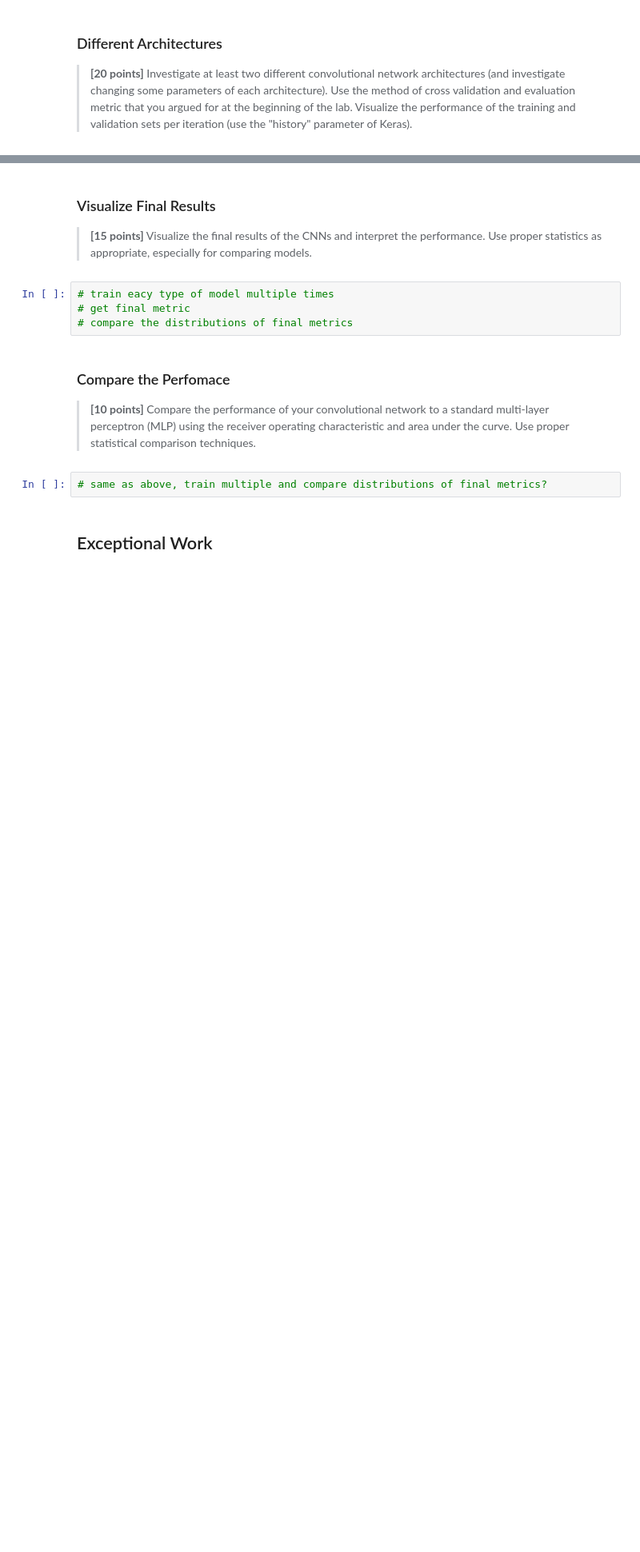
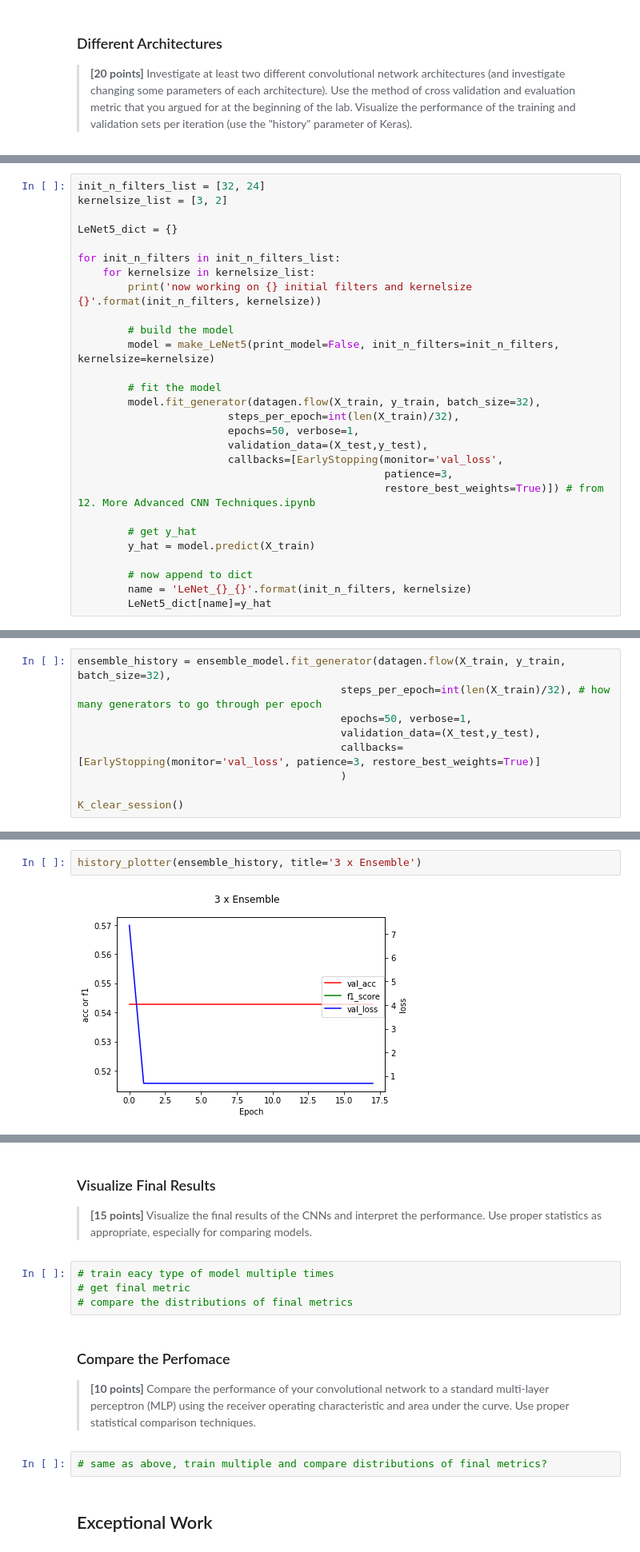
Before and after one commit to jamesothomas/MachineLearningPython, a Jupyter notebook: Lab6/Lab6_XRay_JT.ipynb, the cells around one changed output, grey strips where cells are left out. Shown at 80% size. Saved outputs shown, nothing was run; the diff lists cells and outputs as text; blank space fills up the shorter version.

```diff
--- a/Lab6/Lab6_XRay_JT.ipynb
+++ b/Lab6/Lab6_XRay_JT.ipynb
@@ -511,0 +553,28 @@ plt.legend()
+# %%
+init_n_filters_list = [32, 24]
+kernelsize_list = [3, 2]
+
+LeNet5_dict = {}
+
+for init_n_filters in init_n_filters_list:
+    for kernelsize in kernelsize_list:
+        print('now working on {} initial filters and kernelsize {}'.format(init_n_filters, kernelsize))
+
+        # build the model
+        model = make_LeNet5(print_model=False, init_n_filters=init_n_filters, kernelsize=kernelsize)
+
+        # fit the model
+        model.fit_generator(datagen.flow(X_train, y_train, batch_size=32),
+                        steps_per_epoch=int(len(X_train)/32),
+                        epochs=50, verbose=1,
+                        validation_data=(X_test,y_test),
+                        callbacks=[EarlyStopping(monitor='val_loss',
+                                                 patience=3,
+                                                 restore_best_weights=True)]) # from 12. More Advanced CNN Techniques.ipynb
+
+        # get y_hat
+        y_hat = model.predict(X_train)
+
+        # now append to dict
+        name = 'LeNet_{}_{}'.format(init_n_filters, kernelsize)
+        LeNet5_dict[name]=y_hat
@@ -511,0 +721,9 @@ plt.legend()
+# %%
+ensemble_history = ensemble_model.fit_generator(datagen.flow(X_train, y_train, batch_size=32),
+                                          steps_per_epoch=int(len(X_train)/32), # how many generators to go through per epoch
+                                          epochs=50, verbose=1,
+                                          validation_data=(X_test,y_test),
+                                          callbacks=[EarlyStopping(monitor='val_loss', patience=3, restore_best_weights=True)]
+                                          )
+
+K_clear_session()
@@ -511,0 +748,4 @@ plt.legend()
+# %%
+history_plotter(ensemble_history, title='3 x Ensemble')
+# %% [output]
+[figure, added]
```
Also changed, not shown: parts of 29 cells of this notebook.
